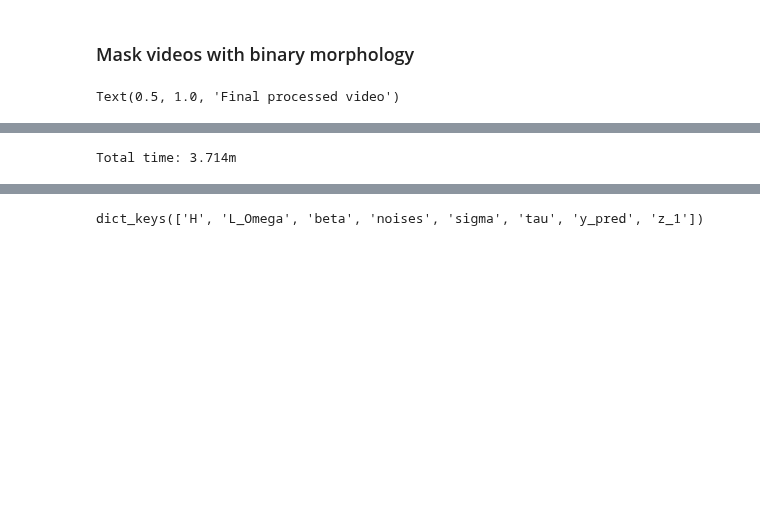
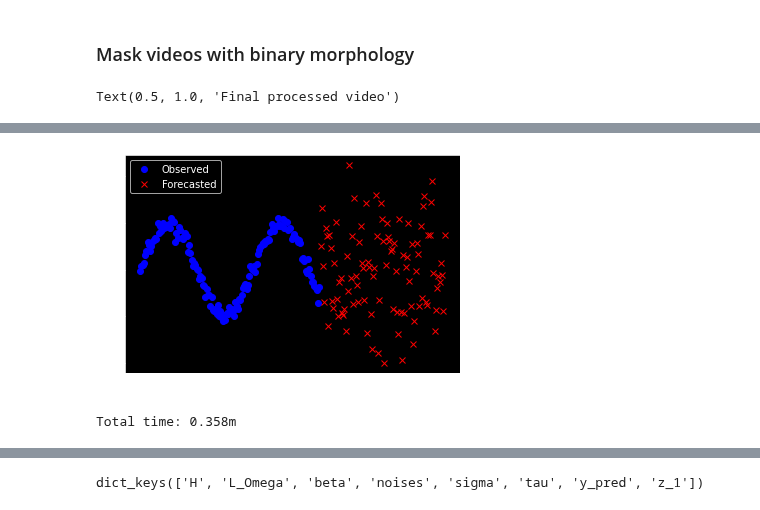
Before and after one commit to markusOlsen1/ModelBasedProject, a Jupyter notebook: main.ipynb, the cells around one changed output, grey strips where cells are left out. Cells and saved outputs as stored; diff of their text form; code cells hidden in the pictures; blank space fills up the shorter version.

```diff
--- a/main.ipynb
+++ b/main.ipynb
@@ -238,0 +275,22 @@ print(temp.shape)
+# %%
+N = 144
+test_x = np.linspace(0,10,N)
+test_y = np.sin(test_x) + np.random.normal(0,0.1,N)
+test_y2D = np.tile(test_y,(4,1)).T
+test_y2D.shape
+
+t0 = time.time()
+
+
+rng_key = random.PRNGKey(0)
+rng_key, rng_key_ = random.split(rng_key)
+
+nuts_kernel = NUTS(model=model)
+mcmc = MCMC(nuts_kernel, num_samples=1000, num_warmup=1000, num_chains=1)
+#mcmc.run(rng_key_, T=N, T_forecast=0, obs1=y_obs1, ix_mis1=ix_mis1, ix_obs1=ix_obs1,
+#         obs2=y_obs2, ix_mis2=ix_mis2, ix_obs2=ix_obs2)
+mcmc.run(rng_key_, T=N, T_forecast=100, output_dim=test_y2D.shape[1], obs=test_y2D)
+
+t_fin = time.time()
+
+print("Total time: {0:.3f}m".format((t_fin - t0)/60))
@@ -239,3 +319,21 @@ print(temp.shape)
+# %%
+samples = {k:v for k, v in mcmc.get_samples().items()}
+samples['y_pred'].shape
+
+# get mean and standard devitions for predictions
+y_mean = samples["y_pred"][:,:,2].mean(axis=0)
+y_std = samples["y_pred"][:,:,2].std(axis=0)
+
+y_pred_025 = y_mean - 1.96*y_std
+y_pred_975 = y_mean + 1.96*y_std
+
+plt.plot(range(N),test_y,"bo")
+plt.plot(range(N,N+100),y_mean,"rx")
+plt.fill_between(range(N,N+100), y_pred_025, y_pred_975, alpha=0.3)
+plt.legend(["Observed","Forecasted"])
+plt.show()
+# %% [output]
+[figure, added]
 # %%
 t0 = time.time()
 
@@ -244,7 +342,7 @@ rng_key = random.PRNGKey(0)
 rng_key, rng_key_ = random.split(rng_key)
 
 nuts_kernel = NUTS(model=model)
-mcmc = MCMC(nuts_kernel, num_samples=1000, num_warmup=1000, num_chains=1)
+mcmc = MCMC(nuts_kernel, num_samples=1000, num_warmup=10, num_chains=1)
 #mcmc.run(rng_key_, T=N, T_forecast=0, obs1=y_obs1, ix_mis1=ix_mis1, ix_obs1=ix_obs1,
 #         obs2=y_obs2, ix_mis2=ix_mis2, ix_obs2=ix_obs2)
 mcmc.run(rng_key_, T=temp.shape[0], T_forecast=20, output_dim=temp.shape[1], obs=temp)
@@ -253,7 +351,7 @@ t_fin = time.time()
 
 print("Total time: {0:.3f}m".format((t_fin - t0)/60))
 # %% [output]
-Total time: 3.714m
+Total time: 0.358m
 # %%
 mcmc.print_summary()
 # %% [output]
```
Also changed, not shown: parts of 25 cells of this notebook.
